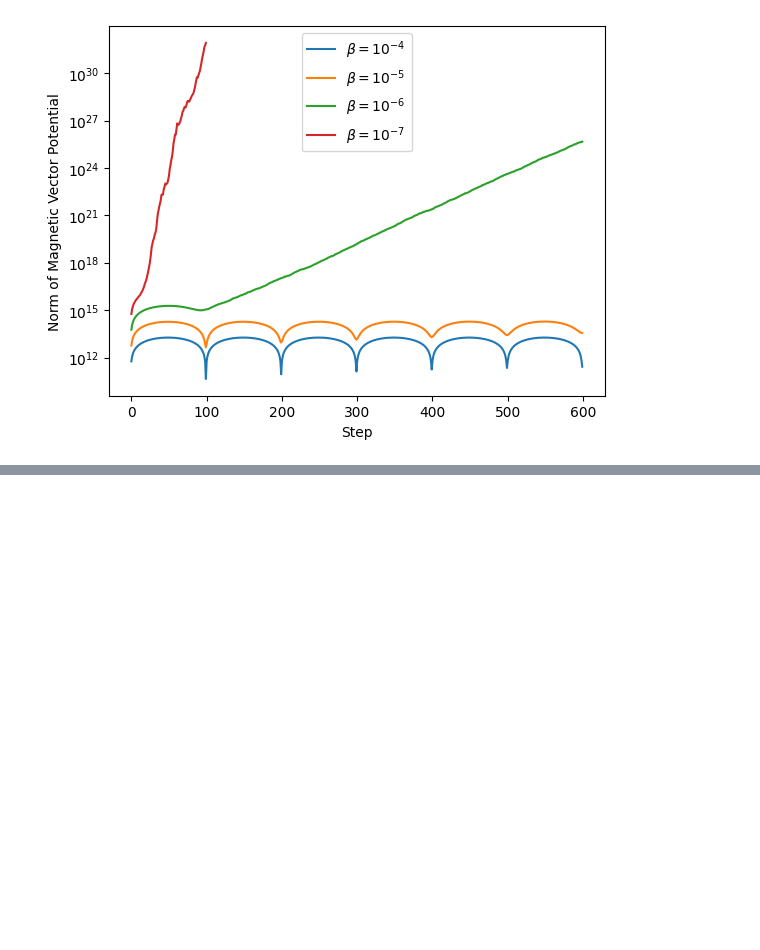
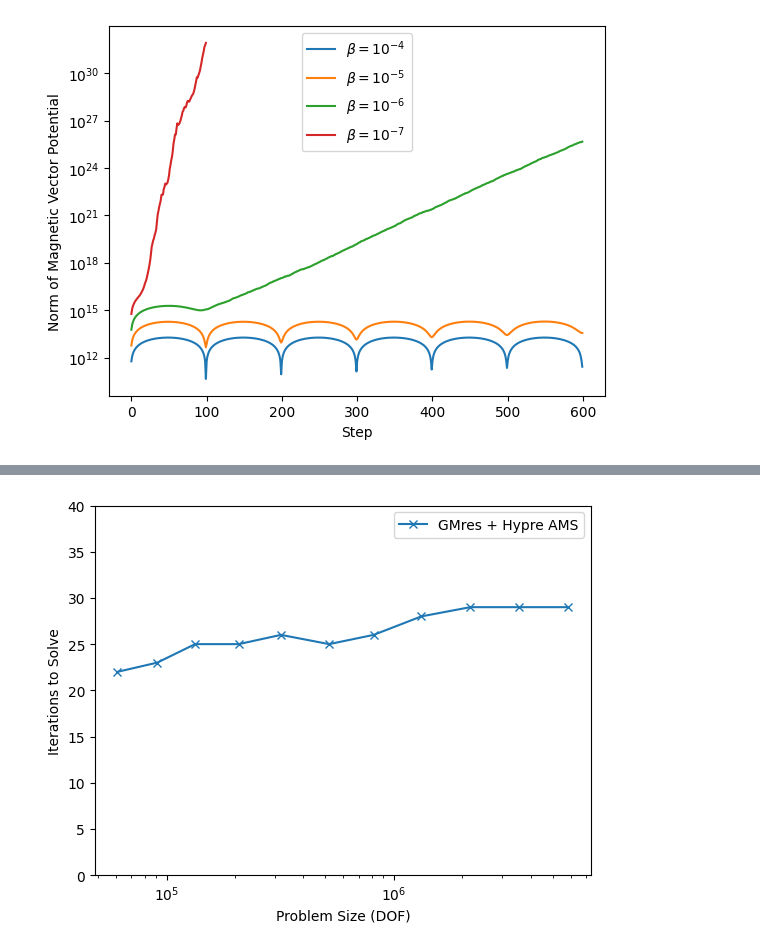
Before and after one commit to falcon75/TEAM30, a Jupyter notebook: analysis.ipynb, the cells around one changed output, grey strips where cells are left out. Cells and saved outputs as stored; diff of their text form; code cells hidden in the pictures; blank space fills up the shorter version.

```diff
--- a/analysis.ipynb
+++ b/analysis.ipynb
@@ -35,0 +93,17 @@ fig.savefig("results/torque.pdf", bbox_inches='tight', dpi=200)
+# %%
+df = pd.read_csv("results/3D copy.csv")
+
+fig, ax = plt.subplots()
+ax.set_xscale("log")
+ax.set_ylabel("Iterations to Solve")
+ax.set_xlabel("Problem Size (DOF)")
+ax.set_ylim(0, 40)
+# ax.set_xlim(10**4.5, 10**7)
+ax.plot(df['ndofs'], df['iterations'], marker='x', label="GMres + Hypre AMS")
+
+
+plt.legend()
+fig.savefig("results/its_3D.pdf", dpi=200, bbox_inches="tight")
+plt.show()
+# %% [output]
+[figure, added]
```
Also changed, not shown: parts of 5 cells of this notebook, 4 other files.
